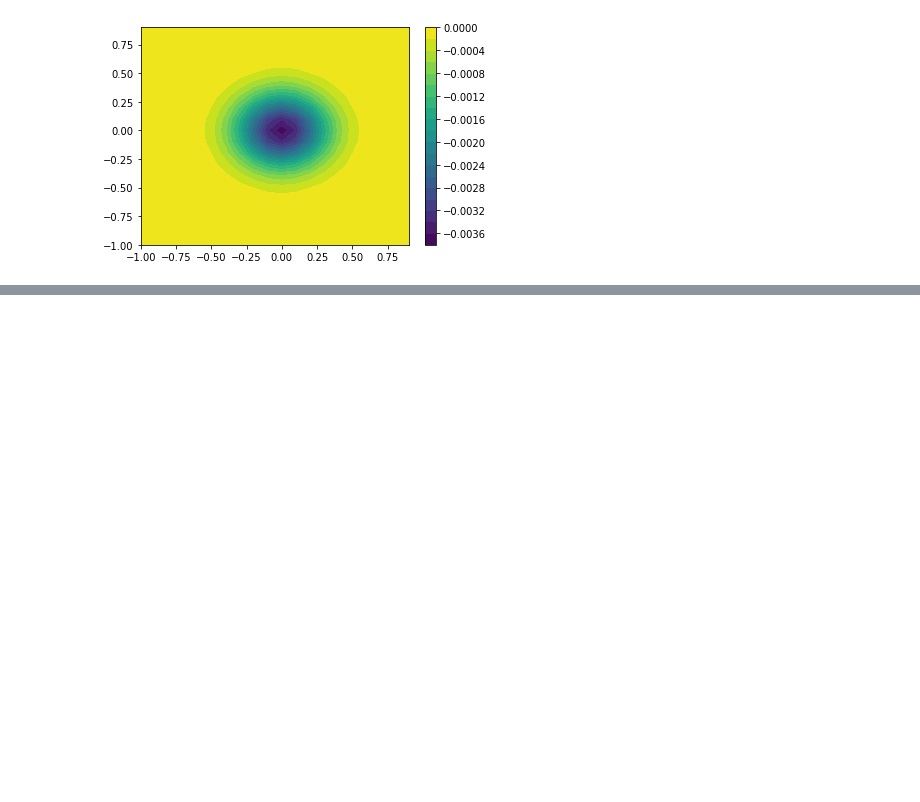
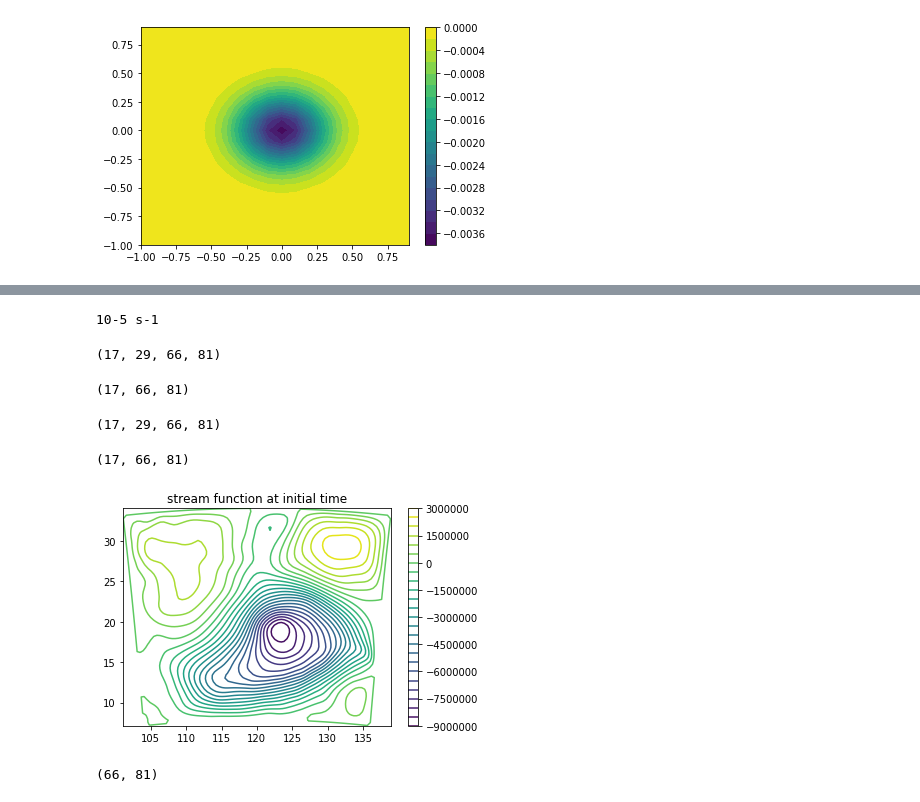
Before and after one commit to CYehLu/test, a Jupyter notebook: 2Dbaratropic_model.ipynb, the cells around one changed output, grey strips where cells are left out. Saved outputs shown, nothing was run; the diff lists cells and outputs as text; code cells hidden in the pictures; blank space fills up the shorter version.

```diff
--- a/2Dbaratropic_model.ipynb
+++ b/2Dbaratropic_model.ipynb
@@ -140,0 +81,42 @@ tmp.shape
+# %%
+import wrf
+
+f = netcdf.netcdf_file('../../MY_WRF_test/wrfout_d01_2017-08-21_00_00_00')
+lat = f.variables['XLAT'].data
+lon = f.variables['XLONG'].data
+p = f.variables['P'].data + f.variables['PB'].data
+p *= 0.01  # Pa to hPa
+
+print(wrf.getvar(f, 'avo').units)
+avo = wrf.getvar(f, 'avo', wrf.ALL_TIMES).values * 10**-5
+avo.shape   # time, z, y, x
+# %% [output]
+10-5 s-1
+(17, 29, 66, 81)
+# %%
+fc = f.variables['F'][:]
+fc.shape   # time, y, x
+# %% [output]
+(17, 66, 81)
+# %%
+rvo = avo - fc[:,np.newaxis,:,:]  # relative vorticity
+rvo.shape
+# %% [output]
+(17, 29, 66, 81)
+# %%
+# interp rvo to 500hPa
+rvo500 = wrf.interpz3d(rvo, p, np.array([500]), missing=np.nan)
+rvo500 = np.squeeze(rvo500.values)
+rvo500.shape
+# %% [output]
+(17, 66, 81)
+# %%
+# get stream function from solve: laplacian(psi) = rvo
+ini_rvo500 = rvo500[0,1:-1,1:-1]
+psi = solve_2D_poisson_fd(81, 66, 45000, 45000, ini_rvo500.reshape((-1, 1)))
+# %%
+plt.contour(lon[0,:,:], lat[0,:,:], psi, 25)
+plt.colorbar()
+plt.title('stream function at initial time');
+# %% [output]
+[figure, added]
@@ -140,0 +144,5 @@ tmp.shape
+# %%
+beta = d_dy(fc[0,:,:], 45000)
+beta.shape
+# %% [output]
+(66, 81)
```
Also changed, not shown: parts of 11 cells of this notebook, 1 other file.
